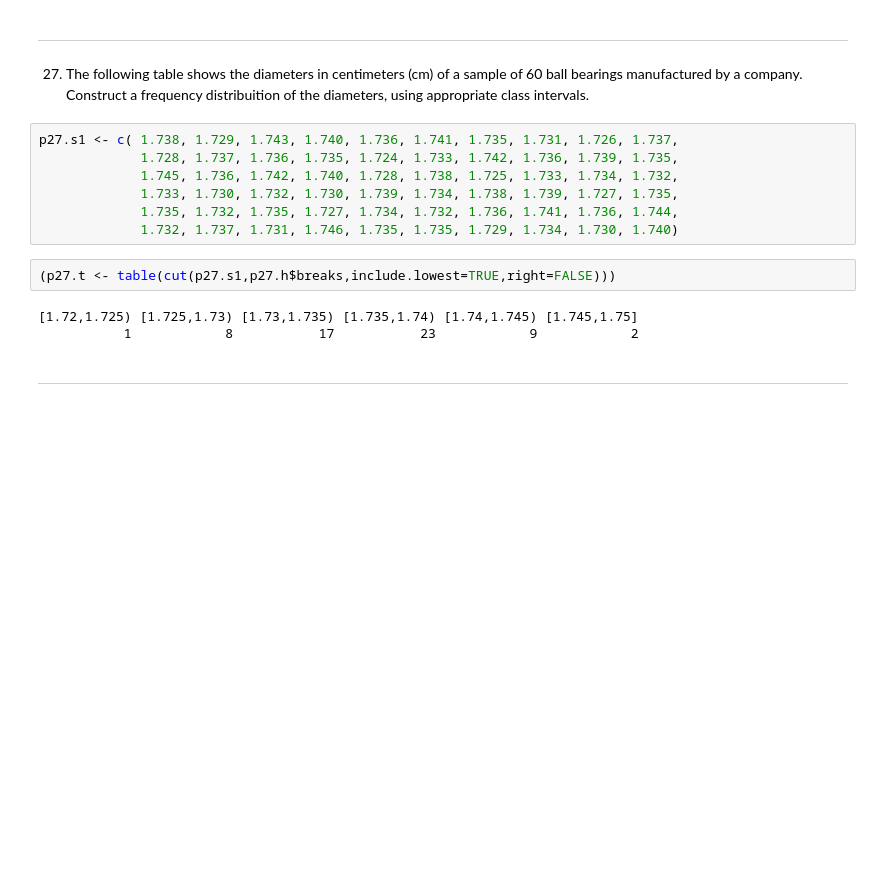
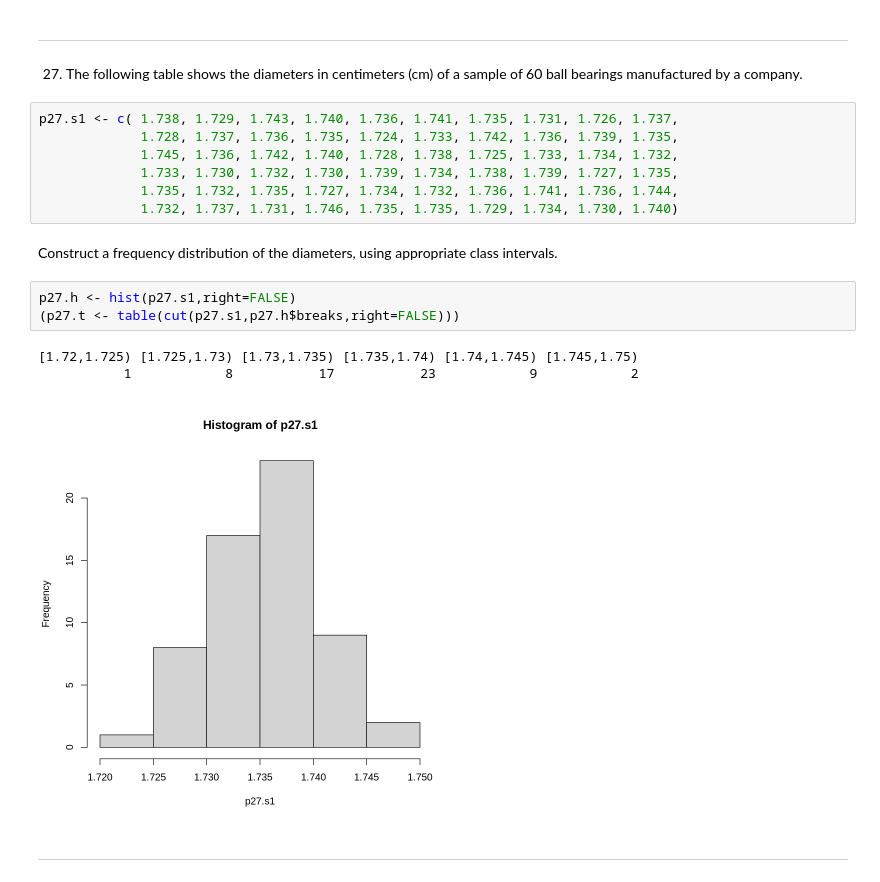
Before and after one commit to jbennett7/Statistics, a Jupyter notebook: Chapter 2 Supplementary Problems.ipynb, the cells around one changed output. Drawn from its saved outputs; the diff is of its cells as text; blank space fills up the shorter version.

```diff
--- a/Chapter 2 Supplementary Problems.ipynb
+++ b/Chapter 2 Supplementary Problems.ipynb
@@ -242,7 +256,7 @@ __Note__: How do we calculate the differentials? They should come from the bound
 # %% [markdown]
 ---
 # %% [markdown]
-27. The following table shows the diameters in centimeters (cm) of a sample of 60 ball bearings manufactured by a company. Construct a frequency distribuition of the diameters, using appropriate class intervals.
+27. The following table shows the diameters in centimeters (cm) of a sample of 60 ball bearings manufactured by a company.
 # %%
 p27.s1 <- c( 1.738, 1.729, 1.743, 1.740, 1.736, 1.741, 1.735, 1.731, 1.726, 1.737,
              1.728, 1.737, 1.736, 1.735, 1.724, 1.733, 1.742, 1.736, 1.739, 1.735,
@@ -250,11 +264,15 @@ p27.s1 <- c( 1.738, 1.729, 1.743, 1.740, 1.736, 1.741, 1.735, 1.731, 1.726, 1.73
              1.733, 1.730, 1.732, 1.730, 1.739, 1.734, 1.738, 1.739, 1.727, 1.735,
              1.735, 1.732, 1.735, 1.727, 1.734, 1.732, 1.736, 1.741, 1.736, 1.744,
              1.732, 1.737, 1.731, 1.746, 1.735, 1.735, 1.729, 1.734, 1.730, 1.740)
+# %% [markdown]
+Construct a frequency distribution of the diameters, using appropriate class intervals.
 # %%
-(p27.t <- table(cut(p27.s1,p27.h$breaks,include.lowest=TRUE,right=FALSE)))
+p27.h <- hist(p27.s1,right=FALSE)
+(p27.t <- table(cut(p27.s1,p27.h$breaks,right=FALSE)))
 # %% [output]
-[1.72,1.725) [1.725,1.73) [1.73,1.735) [1.735,1.74) [1.74,1.745) [1.745,1.75]
+[1.72,1.725) [1.725,1.73) [1.73,1.735) [1.735,1.74) [1.74,1.745) [1.745,1.75)
            1            8           17           23            9            2
+[figure, added]
 # %% [markdown]
 ---
 # %% [markdown]
```
Also changed, not shown: parts of 58 cells of this notebook, 2 other files.
